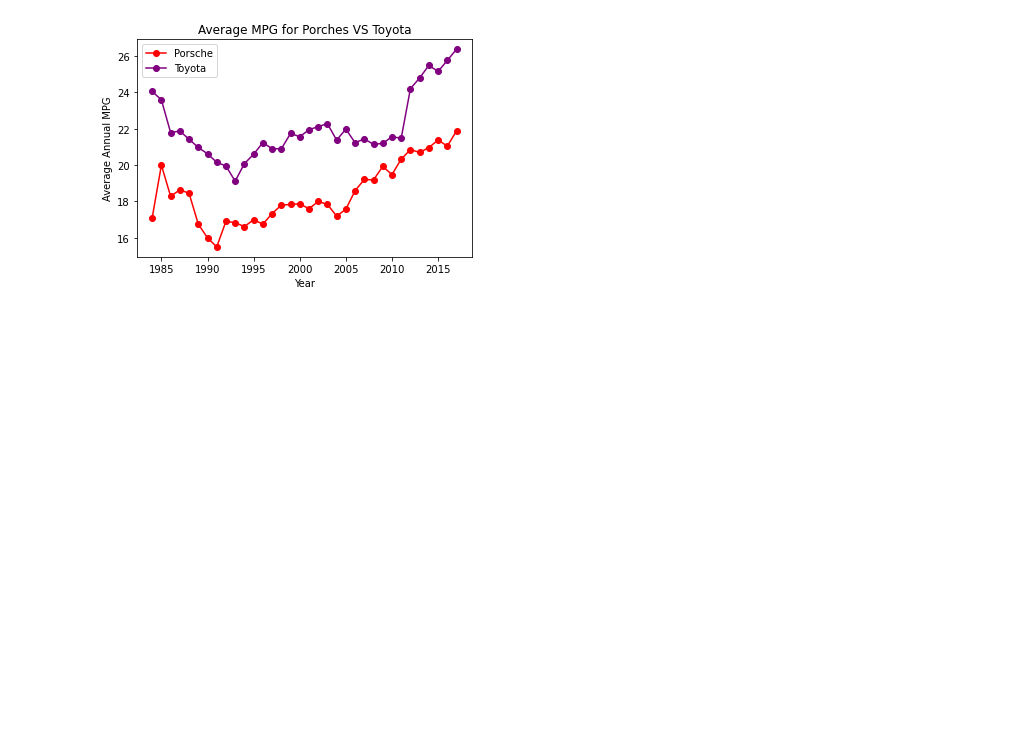
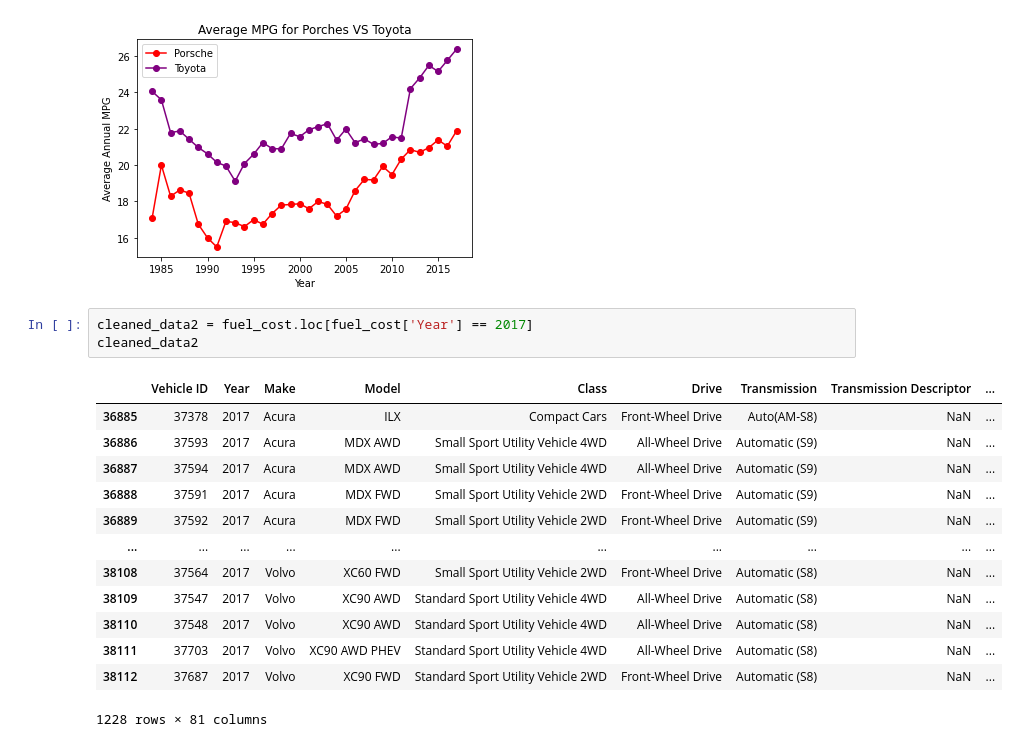
Before and after one commit to geraldwattsthethird/Fuel-Cost-Analysis, a Jupyter notebook: Fuel_Cost.ipynb, the cells around one changed output. Drawn from its saved outputs; the diff is of its cells as text; blank space fills up the shorter version.

Commit message:
complete data cleanup and created analysis file

```diff
--- a/Fuel_Cost.ipynb
+++ b/Fuel_Cost.ipynb
@@ -238,3 +238,20 @@ plt.title("Average MPG for Porches VS Toyota")
 plt.show()
 # %% [output]
 [figure]
+# %%
+cleaned_data2 = fuel_cost.loc[fuel_cost['Year'] == 2017]
+cleaned_data2
+# %% [output]
+|  | Vehicle ID | Year | Make | Model | Class | Drive | Transmission | Transmission Descriptor | ... |
+| 36885 | 37378 | 2017 | Acura | ILX | Compact Cars | Front-Wheel Drive | Auto(AM-S8) | NaN | ... |
+| 36886 | 37593 | 2017 | Acura | MDX AWD | Small Sport Utility Vehicle 4WD | All-Wheel Drive | Automatic (S9) | NaN | ... |
+| 36887 | 37594 | 2017 | Acura | MDX AWD | Small Sport Utility Vehicle 4WD | All-Wheel Drive | Automatic (S9) | NaN | ... |
+| 36888 | 37591 | 2017 | Acura | MDX FWD | Small Sport Utility Vehicle 2WD | Front-Wheel Drive | Automatic (S9) | NaN | ... |
+| 36889 | 37592 | 2017 | Acura | MDX FWD | Small Sport Utility Vehicle 2WD | Front-Wheel Drive | Automatic (S9) | NaN | ... |
+| ... | ... | ... | ... | ... | ... | ... | ... | ... | ... |
+| 38108 | 37564 | 2017 | Volvo | XC60 FWD | Small Sport Utility Vehicle 2WD | Front-Wheel Drive | Automatic (S8) | NaN | ... |
+| 38109 | 37547 | 2017 | Volvo | XC90 AWD | Standard Sport Utility Vehicle 4WD | All-Wheel Drive | Automatic (S8) | NaN | ... |
+| 38110 | 37548 | 2017 | Volvo | XC90 AWD | Standard Sport Utility Vehicle 4WD | All-Wheel Drive | Automatic (S8) | NaN | ... |
+| 38111 | 37703 | 2017 | Volvo | XC90 AWD PHEV | Standard Sport Utility Vehicle 4WD | All-Wheel Drive | Automatic (S8) | NaN | ... |
+| 38112 | 37687 | 2017 | Volvo | XC90 FWD | Standard Sport Utility Vehicle 2WD | Front-Wheel Drive | Automatic (S8) | NaN | ... |
+1228 rows × 81 columns
```
Also changed, not shown: parts of 5 cells of this notebook.
